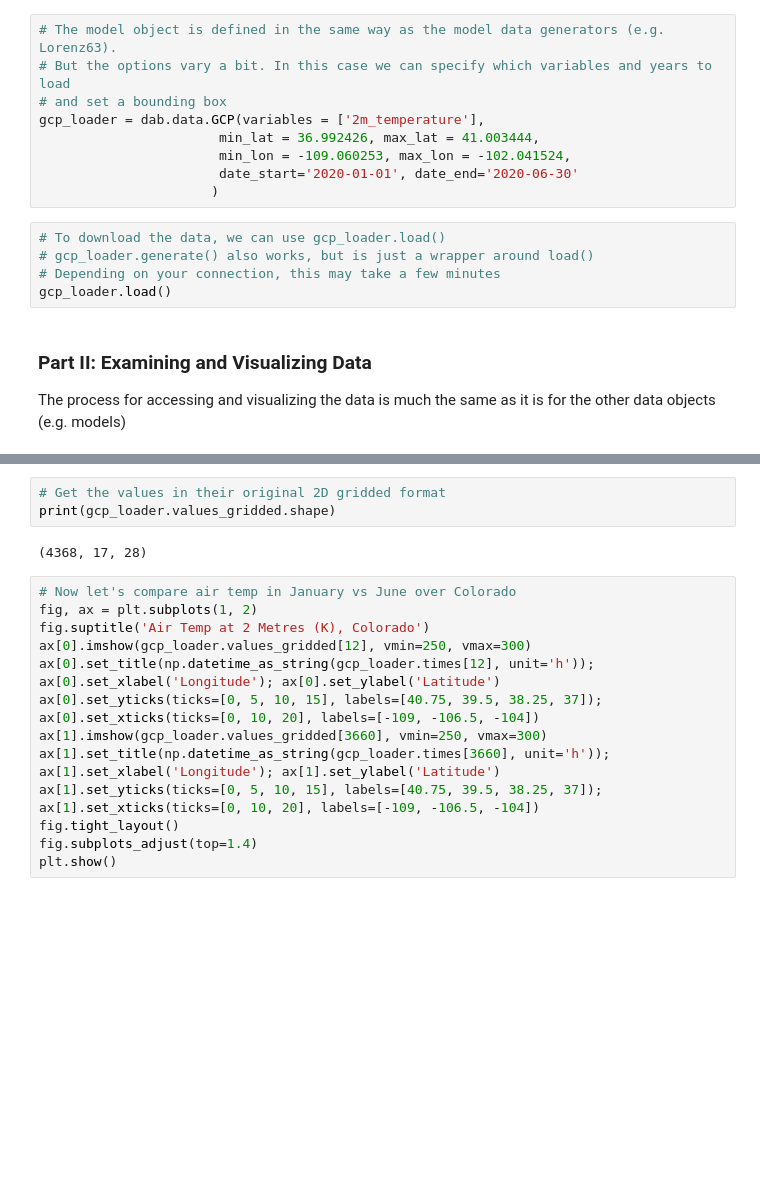
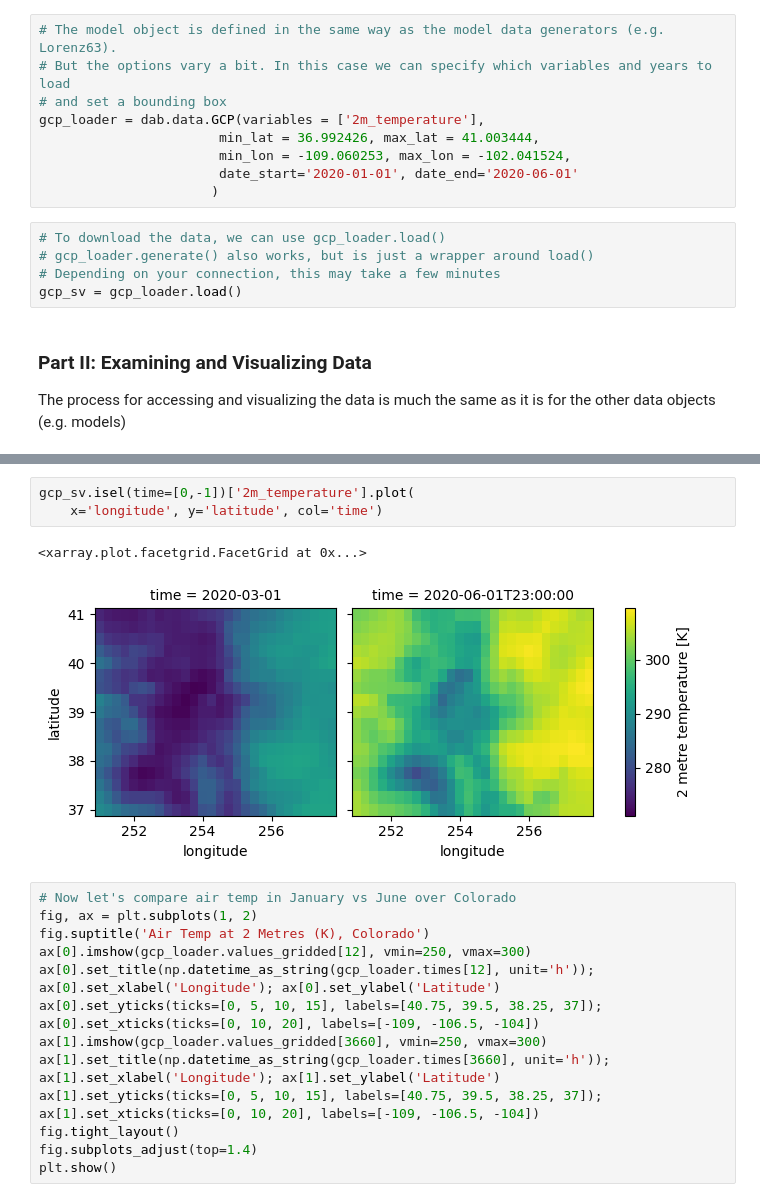
Before and after one commit to StevePny/DataAssimBench-Examples, a Jupyter notebook: examples/data_generators/4-era5-data-download.ipynb, the cells around one changed output, grey strips where cells are left out. Cells and saved outputs as stored; diff of their text form; blank space fills up the shorter version.

Commit message:
Initial data download/netcdf working with xarray

```diff
--- a/examples/data_generators/4-era5-data-download.ipynb
+++ b/examples/data_generators/4-era5-data-download.ipynb
@@ -21,13 +21,13 @@ Note: If you don't specify any of these options, the model object will use defau
 gcp_loader = dab.data.GCP(variables = ['2m_temperature'],
                        min_lat = 36.992426, max_lat = 41.003444,
                        min_lon = -109.060253, max_lon = -102.041524,
-                       date_start='2020-01-01', date_end='2020-06-30'
+                       date_start='2020-01-01', date_end='2020-06-01'
                       )
 # %%
 # To download the data, we can use gcp_loader.load()
 # gcp_loader.generate() also works, but is just a wrapper around load()
 # Depending on your connection, this may take a few minutes
-gcp_loader.load()
+gcp_sv = gcp_loader.load()
 # %% [markdown]
 ### Part II: Examining and Visualizing Data
 
@@ -55,8 +50,9 @@ print(gcp_loader.times)
-# %%
-# Get the values in their original 2D gridded format
-print(gcp_loader.values_gridded.shape)
-# %% [output]
-(4368, 17, 28)
+# %%
+gcp_sv.isel(time=[0,-1])['2m_temperature'].plot(
+    x='longitude', y='latitude', col='time')
+# %% [output]
+<xarray.plot.facetgrid.FacetGrid at 0x...>
+[figure, added]
 # %%
 # Now let's compare air temp in January vs June over Colorado
 fig, ax = plt.subplots(1, 2)
```
Also changed, not shown: parts of 7 cells of this notebook, 1 other file.
